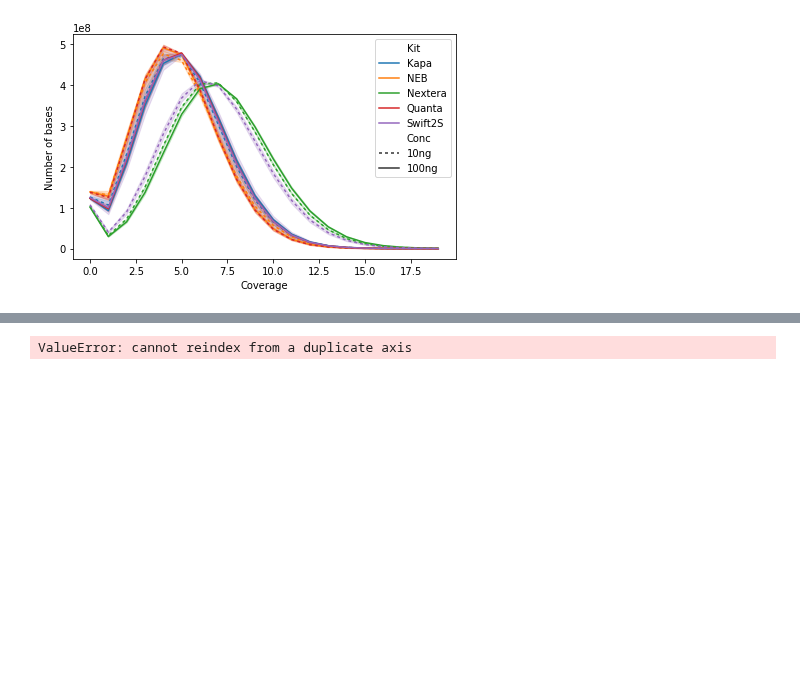
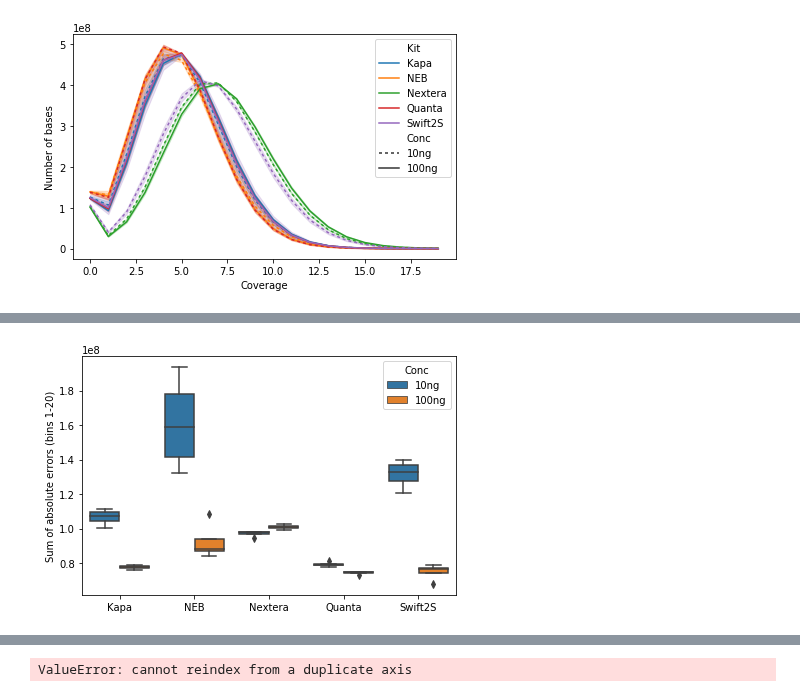
Before and after one commit to fa2k/comparison, a Jupyter notebook: b_Analysis.ipynb, the cells around one changed output, grey strips where cells are left out. Cells and saved outputs as stored; diff of their text form; code cells hidden in the pictures; blank space fills up the shorter version.

```diff
--- a/b_Analysis.ipynb
+++ b/b_Analysis.ipynb
@@ -124,7 +128,7 @@ Number of entries:  40
 ### Utility / cfg
 # %%
 def savefig(name, main=True):
-    for fmt in ['pdf', 'png']:
+    for fmt in ['svg', 'png']:
         if main:
             if INCLUDE_SWIFT_LONG_LIBS:
                 plt.savefig(f'plots-main-withLong/{WORKFLOW_BRANCH}_{name}.{fmt}')
@@ -268,0 +369,8 @@ plt.show()
+# %%
+sns.boxplot(data=df, x="Kit", y="CovFitSumAbsError", hue="Conc")
+plt.ylabel("Sum of absolute errors (bins 1-20)")
+plt.xlabel("")
+savefig("coverage_abs_error")
+plt.show()
+# %% [output]
+[figure, added]
```
Also changed, not shown: parts of 28 cells of this notebook.
